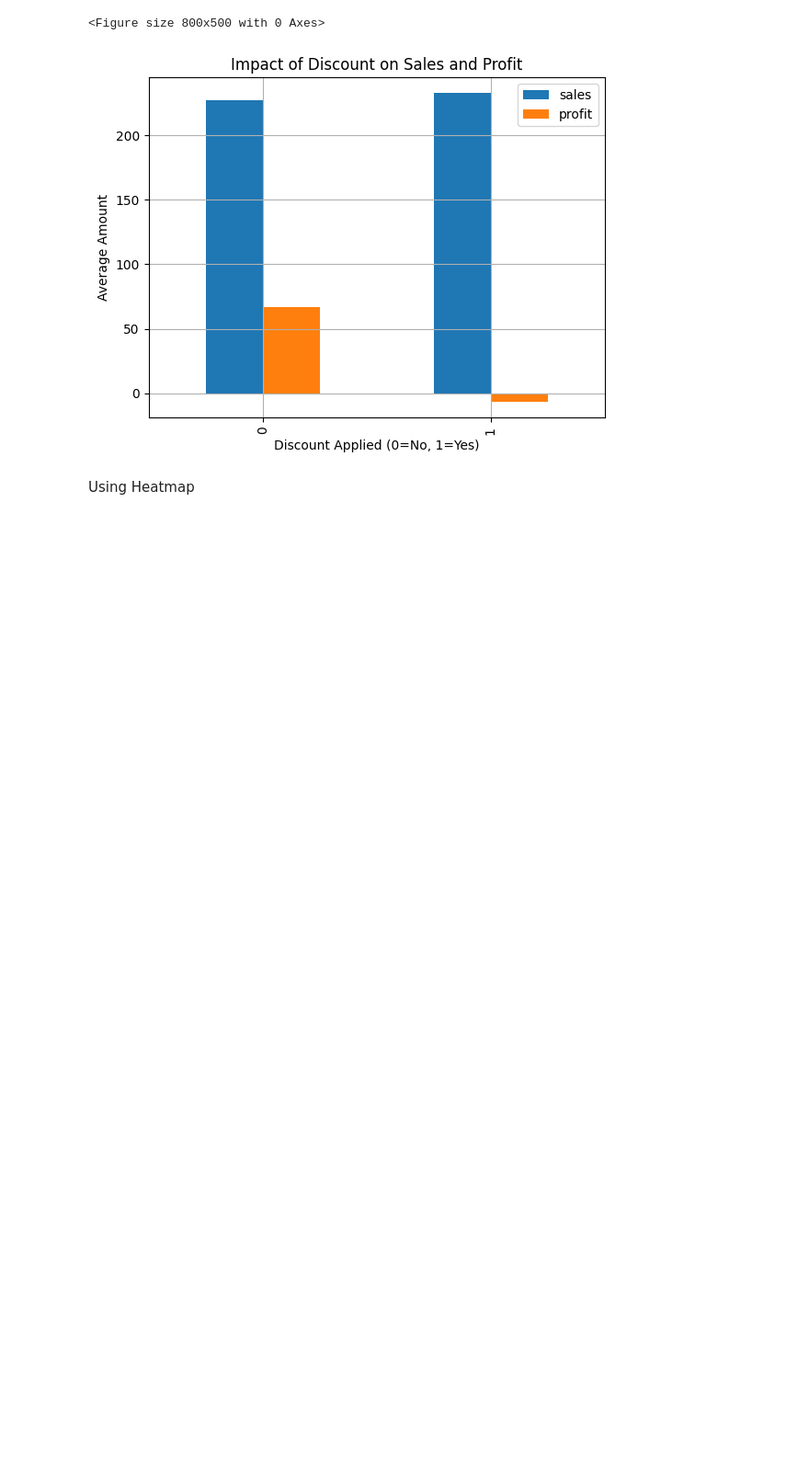
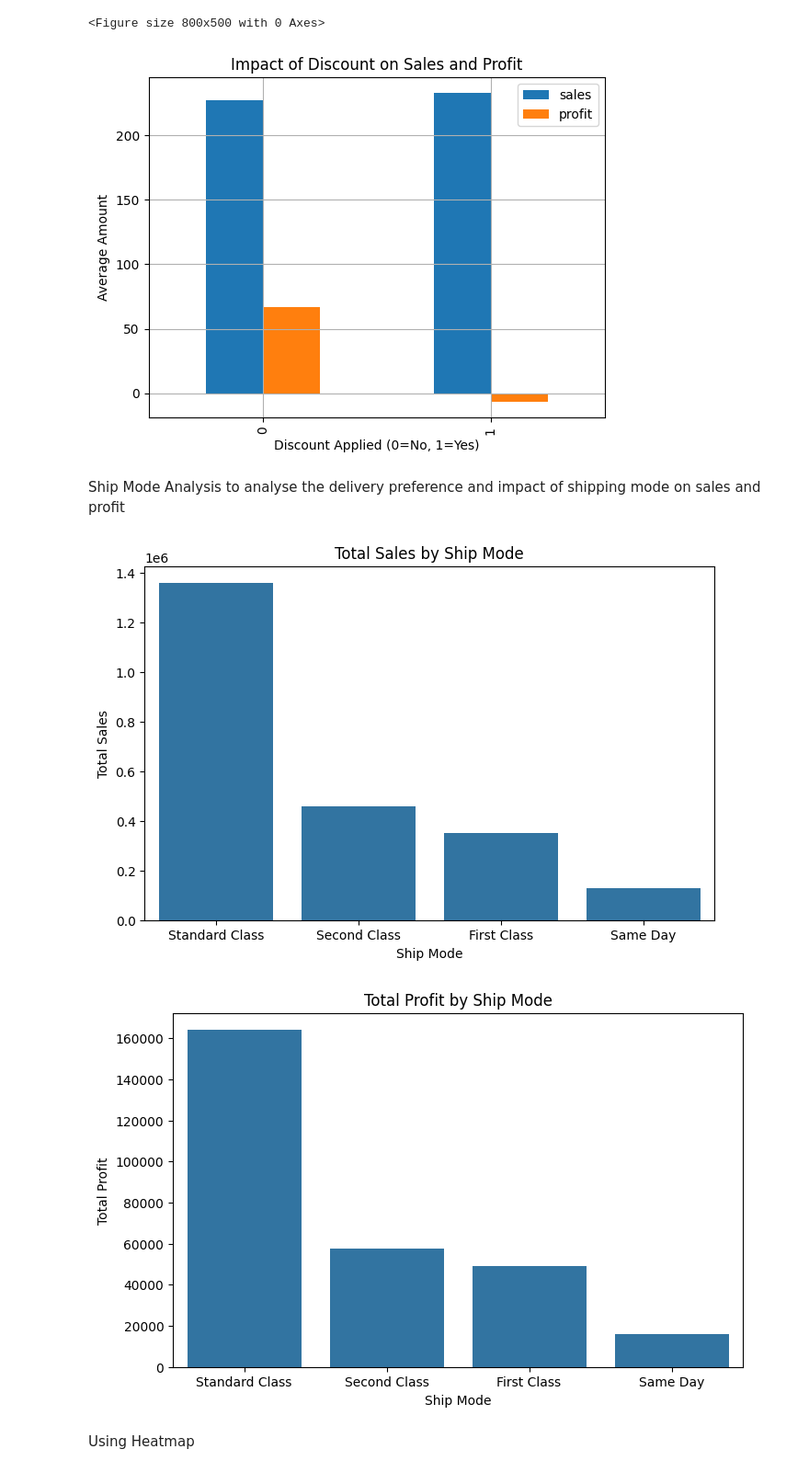
Before and after one commit to Achbabita/Sales-Performance-Analysis-and-Forecasting, a Jupyter notebook: Notebook/data_overview.ipynb, the cells around one changed output. Shown: that part at 92% size. Drawn from its saved outputs; the diff is of its cells as text; code cells hidden in the pictures; blank space fills up the shorter version.

```diff
--- a/Notebook/data_overview.ipynb
+++ b/Notebook/data_overview.ipynb
@@ -407,6 +436,32 @@ plt.show()
 | 1 | 232.735256 | -6.657156 |
 <Figure size 800x500 with 0 Axes>
 [figure]
+# %% [markdown]
+Ship Mode Analysis
+ to analyse the delivery preference and impact of shipping mode on sales and profit
+# %%
+# Sales by Ship Mode
+ship_sales = df.groupby('ship_mode')['sales'].sum().sort_values(ascending=False)
+
+plt.figure(figsize=(8, 5))
+sns.barplot(x=ship_sales.index, y=ship_sales.values)
+plt.title("Total Sales by Ship Mode")
+plt.xlabel("Ship Mode")
+plt.ylabel("Total Sales")
+plt.show()
+
+
+# Profit by Ship Mode
+ship_profit = df.groupby('ship_mode')['profit'].sum().sort_values(ascending=False)
+plt.figure(figsize=(8, 5))
+sns.barplot(x=ship_profit.index, y=ship_profit.values)
+plt.title("Total Profit by Ship Mode")
+plt.xlabel("Ship Mode")
+plt.ylabel("Total Profit")
+plt.show()
+# %% [output]
+[figure, added]
+[figure, added]
 # %% [markdown]
 Using Heatmap
 # %%
```
Also changed, not shown: parts of 8 cells of this notebook, 2 other files.
